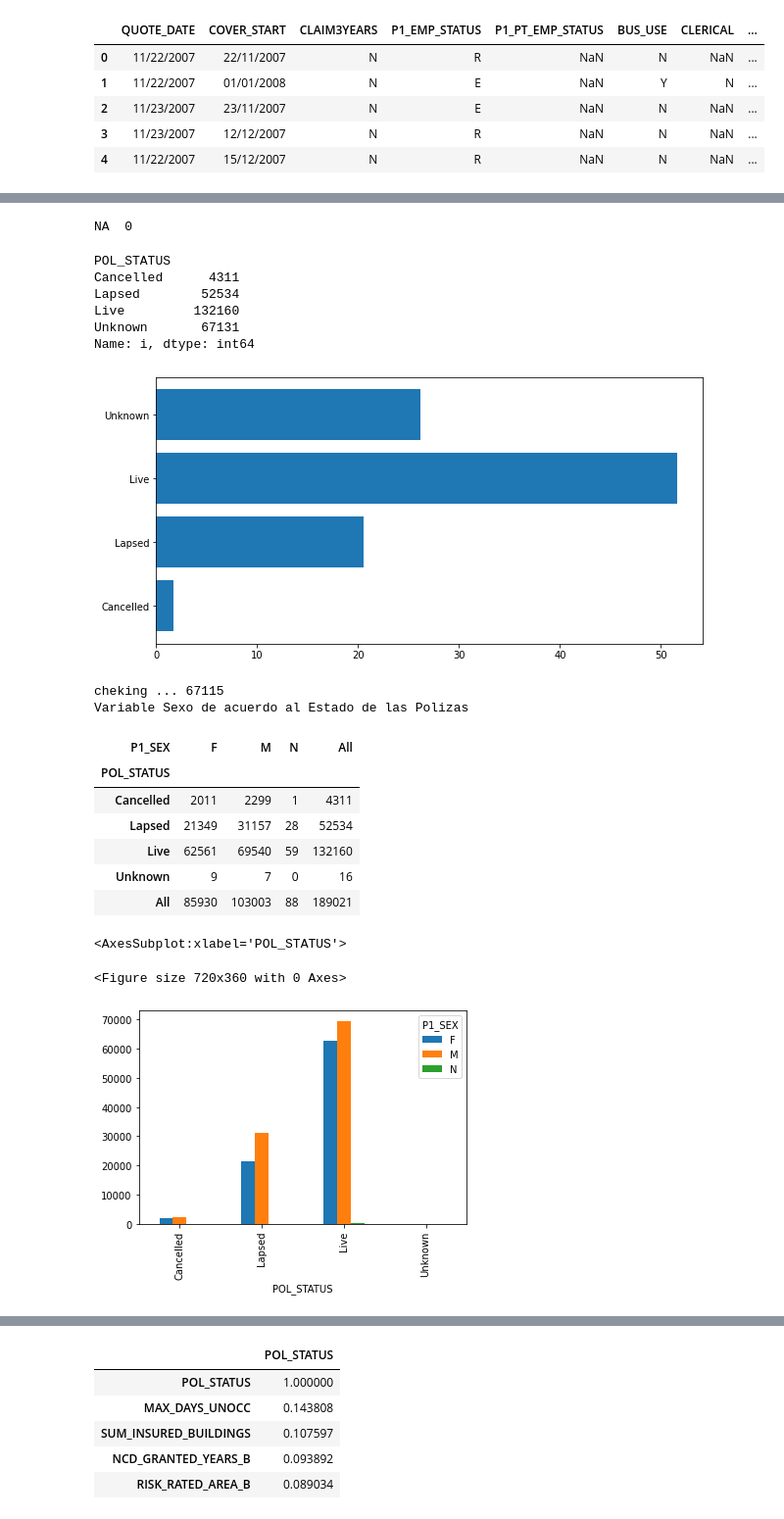
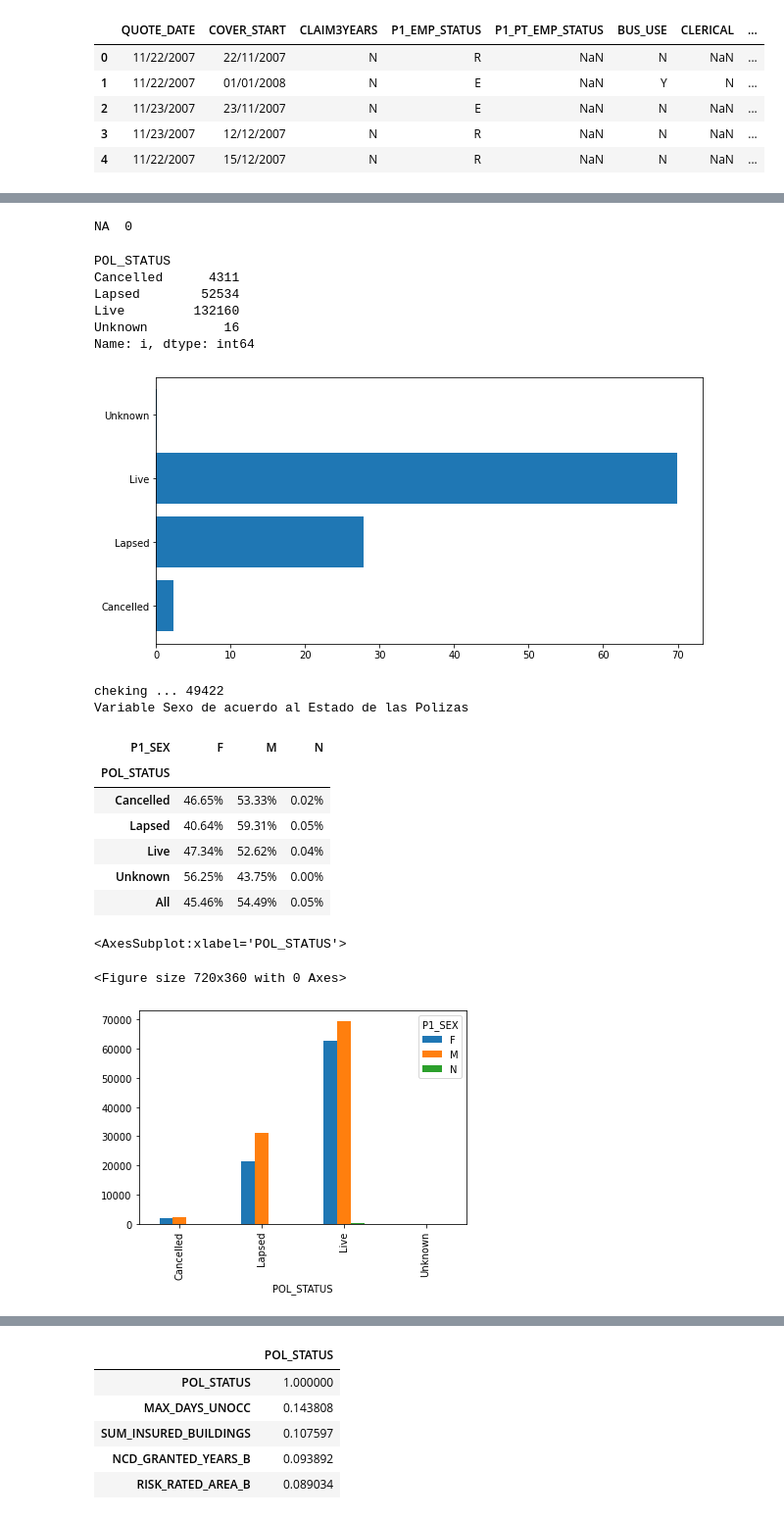
Before and after one commit to miguelsquillari/dataScience, a Jupyter notebook: home_insurance/home_insurance.ipynb, the cells around one changed output, grey strips where cells are left out. Shown: that part at 98% size. Cells and saved outputs as stored; diff of their text form; code cells hidden in the pictures.

```diff
--- a/home_insurance/home_insurance.ipynb
+++ b/home_insurance/home_insurance.ipynb
@@ -49,3 +66,6 @@ df.describe()
+# %%
+df = df.dropna(subset=['POL_STATUS'], axis=0)
+#df.dropna(inplace= True)
 # %%
 # lets check de amount of Policys by his state
 from matplotlib.ticker import FuncFormatter
@@ -67,33 +87,32 @@ POL_STATUS
 Cancelled      4311
 Lapsed        52534
 Live         132160
-Unknown       67131
+Unknown          16
 Name: i, dtype: int64
-[figure, old version]
+[figure, new version]
 # %%
 # Conociendo a los asegurados
-# Sexo de nuestros afiliados
-# print(print("cheking ...",df.isna().sum()))
-# chequeando los nulls y convirtiendolos en 0
+# Variable Sexo de nuestros afiliados
+# print(print("cheking null de la var sexo: ",df.isna().sum()))
+# df.POL_STATUS  = df.POL_STATUS.fillna('Unknown')
+#df['P1_SEX'] = df['P1_SEX'].fillna(0)
+
 print("cheking ...",df['P1_SEX'].isna().sum())
 plt.figure(figsize=(10,5))
-#print("cheking 2 ...",df.groupby('P1_SEX').count().reset_index())
-#tabla3 = pd.crosstab(  [df.Sex, df.Pclass],    df.Survived,    rownames = ["Sexo", "Clase"],    colnames = ["Survived"]) .style.format('{:.2%}')   .style.format('{:.2%}')
-tabla_sexo = pd.crosstab([df.POL_STATUS], df.P1_SEX, margins=True)
+
+tabla_sexo = pd.crosstab([df.POL_STATUS], df.P1_SEX, margins = True, normalize = 'index').style.format('{:.2%}')
 print("Variable Sexo de acuerdo al Estado de las Polizas")
 display(tabla_sexo,  pd.crosstab([df.POL_STATUS], df.P1_SEX).plot(kind='bar'))
-
-#df['P1_SEX'] = df['P1_SEX'].fillna(0)
 # %% [output]
-cheking ... 67115
+cheking ... 49422
 Variable Sexo de acuerdo al Estado de las Polizas
-| P1_SEX | F | M | N | All |
-| POL_STATUS |  |  |  |  |
-| Cancelled | 2011 | 2299 | 1 | 4311 |
-| Lapsed | 21349 | 31157 | 28 | 52534 |
-| Live | 62561 | 69540 | 59 | 132160 |
-| Unknown | 9 | 7 | 0 | 16 |
-| All | 85930 | 103003 | 88 | 189021 |
+| P1_SEX | F | M | N |
+| POL_STATUS |  |  |  |
+| Cancelled | 46.65% | 53.33% | 0.02% |
+| Lapsed | 40.64% | 59.31% | 0.05% |
+| Live | 47.34% | 52.62% | 0.04% |
+| Unknown | 56.25% | 43.75% | 0.00% |
+| All | 45.46% | 54.49% | 0.05% |
 <AxesSubplot:xlabel='POL_STATUS'>
 <Figure size 720x360 with 0 Axes>
 [figure]
```
Also changed, not shown: parts of 21 cells of this notebook.
